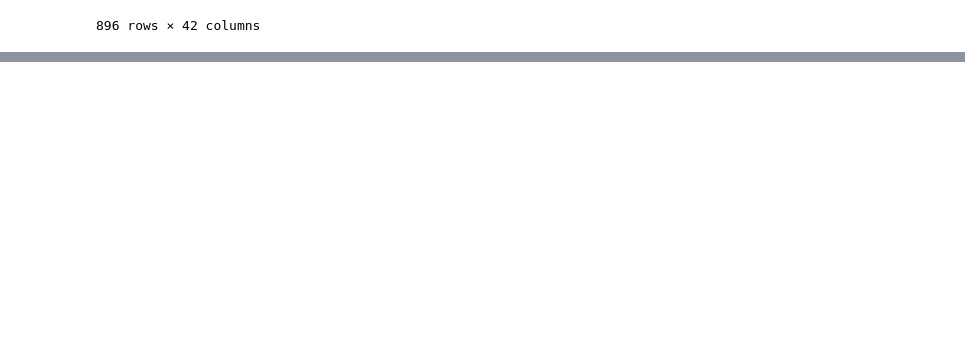
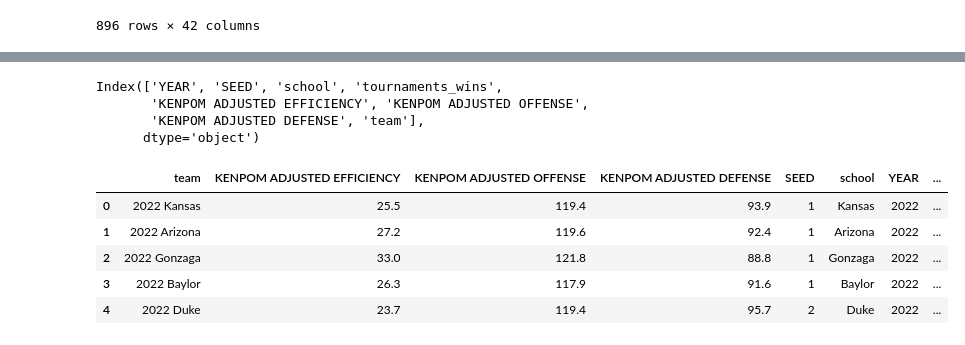
Before and after one commit to J0HN-MAC/March_Madness_Analysis, a Jupyter notebook: tourney_team_transform.ipynb, the cells around one changed output, grey strips where cells are left out. Cells and saved outputs as stored; diff of their text form; code cells hidden in the pictures; blank space fills up the shorter version.

Commit message:
modified team ipynb, added clean_team_data.csv

```diff
--- a/tourney_team_transform.ipynb
+++ b/tourney_team_transform.ipynb
@@ -61,0 +67,8 @@ clean_team_df
+# %%
+# Replace values in "ROUND" column to convert round into tournament wins
+clean_team_df.ROUND.replace([64, 32, 16, 8, 4, 2, 1], [0, 1, 2, 3, 4, 5, 6], inplace=True)
+
+# Rename "ROUND" column to "tournaments_wins"
+clean_team_df = clean_team_df.rename(columns={'ROUND': 'tournaments_wins'})
+
+clean_team_df.head()
@@ -61,0 +100,14 @@ clean_team_df
+# %%
+# Drop multiple columns
+clean_team_df = clean_team_df.drop(['KENPOM ADJUSTED TEMPO',
+       'BARTTORVIK ADJUSTED EFFICIENCY', 'BARTTORVIK ADJUSTED OFFENSE',
+       'BARTTORVIK ADJUSTED DEFENSE', 'BARTHAG', 'ELITE SOS',
+       'BARTTORVIK ADJUSTED TEMPO', '2PT %', '3PT %', 'FREE THROW %', 'EFG %',
+       'FREE THROW RATE', '3PT RATE', 'ASSIST %', 'OFFENSIVE REBOUND %',
+       'DEFENSIVE REBOUND %', 'BLOCK %', 'TURNOVER %', '2PT % DEFENSE',
+       '3PT % DEFENSE', 'FREE THROW % DEFENSE', 'EFG % DEFENSE',
+       'FREE THROW RATE DEFENSE', '3PT RATE DEFENSE', 'OP ASSIST %',
+       'OP O REB %', 'OP D REB %', 'BLOCKED %', 'TURNOVER % DEFENSE',
+       'WINS ABOVE BUBBLE', 'WIN %', 'POINTS PER POSSESSION OFFENSE',
+       'POINTS PER POSSESSION DEFENSE', 'TEAM.1'], axis=1)
+clean_team_df
@@ -61,0 +128,19 @@ clean_team_df
+# %%
+clean_team_df.columns
+# %% [output]
+Index(['YEAR', 'SEED', 'school', 'tournaments_wins',
+       'KENPOM ADJUSTED EFFICIENCY', 'KENPOM ADJUSTED OFFENSE',
+       'KENPOM ADJUSTED DEFENSE', 'team'],
+      dtype='object')
+# %%
+# Reorder the columns
+clean_team_df = clean_team_df[['team', 'KENPOM ADJUSTED EFFICIENCY', 'KENPOM ADJUSTED OFFENSE',
+       'KENPOM ADJUSTED DEFENSE', 'SEED', 'school', 'YEAR', 'tournaments_wins']]
+clean_team_df.head()
+# %% [output]
+|  | team | KENPOM ADJUSTED EFFICIENCY | KENPOM ADJUSTED OFFENSE | KENPOM ADJUSTED DEFENSE | SEED | school | YEAR | ... |
+| 0 | 2022 Kansas | 25.5 | 119.4 | 93.9 | 1 | Kansas | 2022 | ... |
+| 1 | 2022 Arizona | 27.2 | 119.6 | 92.4 | 1 | Arizona | 2022 | ... |
+| 2 | 2022 Gonzaga | 33.0 | 121.8 | 88.8 | 1 | Gonzaga | 2022 | ... |
+| 3 | 2022 Baylor | 26.3 | 117.9 | 91.6 | 1 | Baylor | 2022 | ... |
+| 4 | 2022 Duke | 23.7 | 119.4 | 95.7 | 2 | Duke | 2022 | ... |
```
Also changed, not shown: parts of 7 cells of this notebook, 1 other file.
